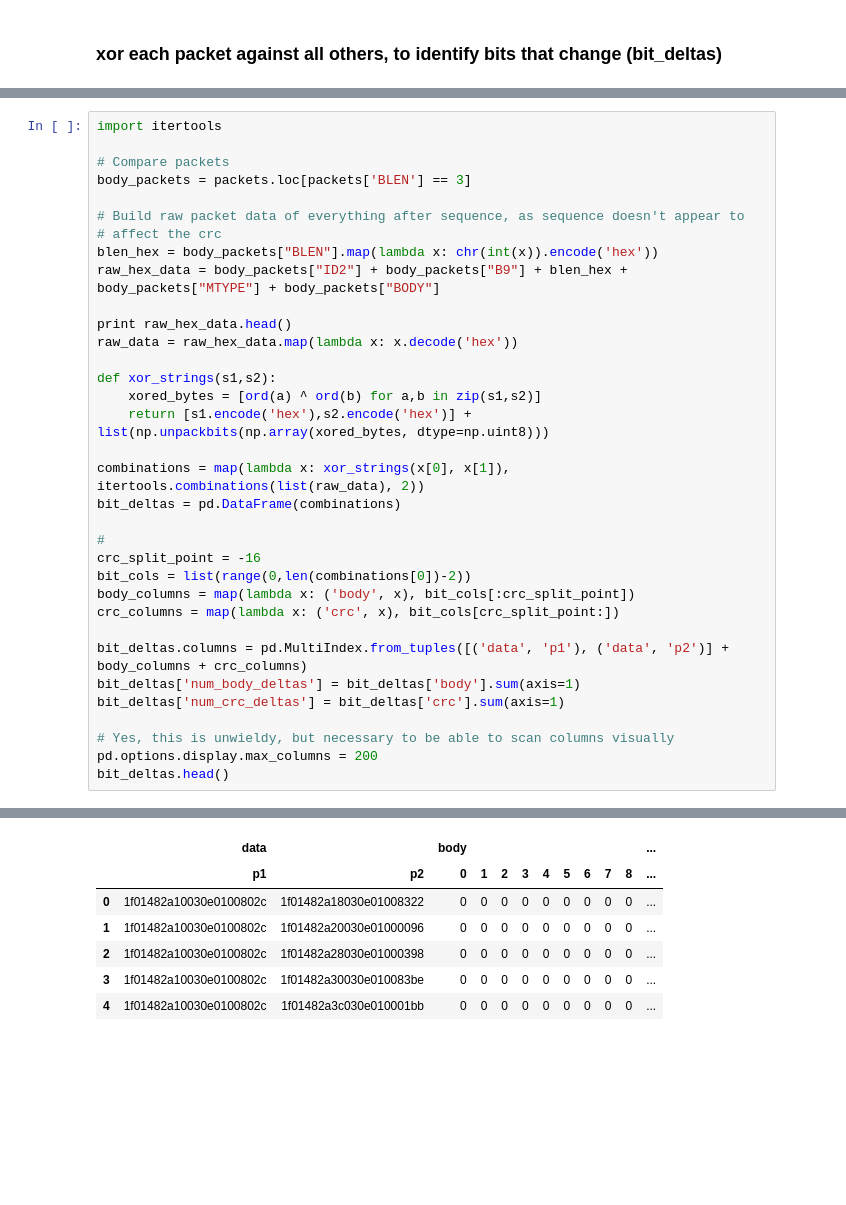
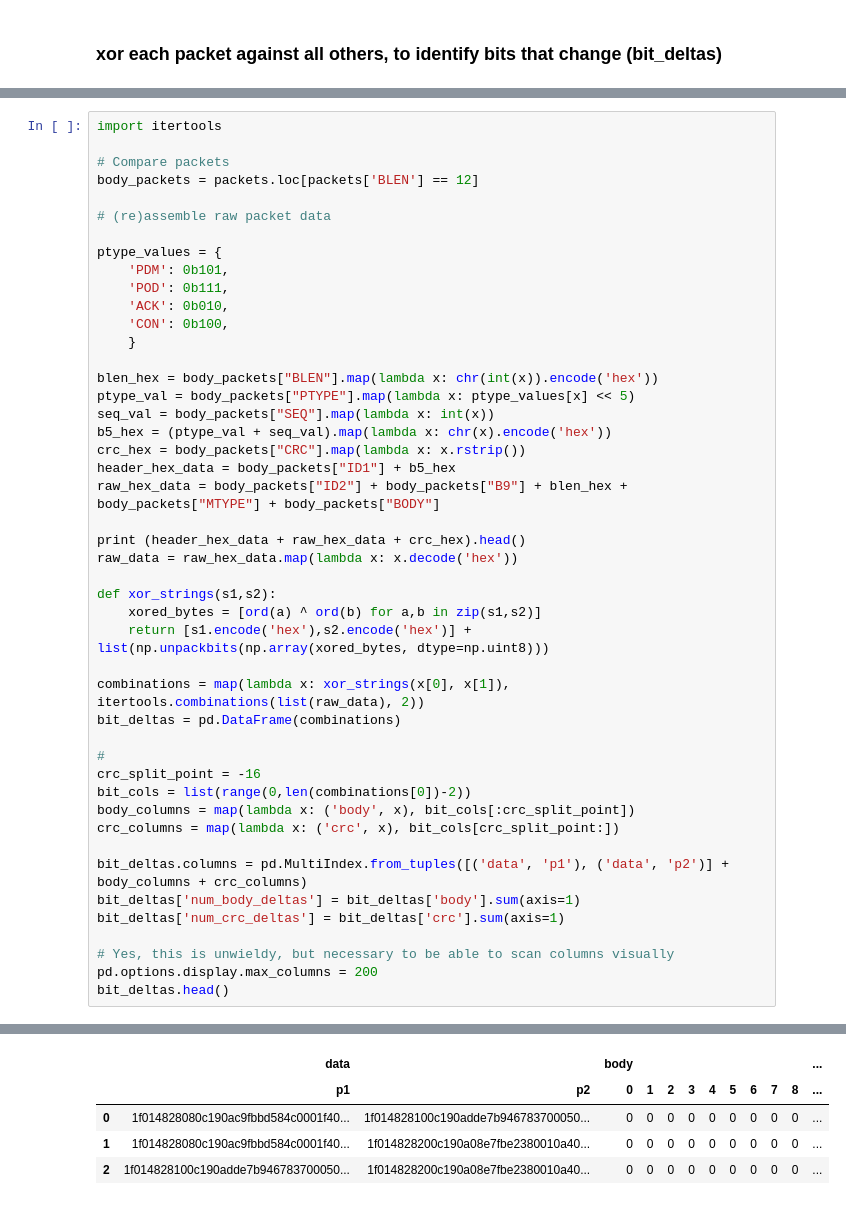
Before and after one commit to sarahspins/openomni, a Jupyter notebook: exploratory/bodycrc.ipynb, the cells around one changed output, grey strips where cells are left out. Saved outputs shown, nothing was run; the diff lists cells and outputs as text; blank space fills up the shorter version.

```diff
--- a/exploratory/bodycrc.ipynb
+++ b/exploratory/bodycrc.ipynb
@@ -85,14 +107,26 @@ Name: BLEN, dtype: int64
 import itertools
 
 # Compare packets
-body_packets = packets.loc[packets['BLEN'] == 3]
+body_packets = packets.loc[packets['BLEN'] == 12]
 
-# Build raw packet data of everything after sequence, as sequence doesn't appear to
-# affect the crc
+# (re)assemble raw packet data
+
+ptype_values = {
+    'PDM': 0b101,
+    'POD': 0b111,
+    'ACK': 0b010,
+    'CON': 0b100,
+    }
+
 blen_hex = body_packets["BLEN"].map(lambda x: chr(int(x)).encode('hex'))
+ptype_val = body_packets["PTYPE"].map(lambda x: ptype_values[x] << 5)
+seq_val = body_packets["SEQ"].map(lambda x: int(x))
+b5_hex = (ptype_val + seq_val).map(lambda x: chr(x).encode('hex'))
+crc_hex = body_packets["CRC"].map(lambda x: x.rstrip())
+header_hex_data = body_packets["ID1"] + b5_hex
 raw_hex_data = body_packets["ID2"] + body_packets["B9"] + blen_hex + body_packets["MTYPE"] + body_packets["BODY"]
 
-print raw_hex_data.head()
+print (header_hex_data + raw_hex_data + crc_hex).head()
 raw_data = raw_hex_data.map(lambda x: x.decode('hex'))
 
 def xor_strings(s1,s2):
@@ -125,11 +157,9 @@ timestamp
 dtype: object
 |  | data |  | body |  |  |  |  |  |  |  |  | ... |
 |  | p1 | p2 | 0 | 1 | 2 | 3 | 4 | 5 | 6 | 7 | 8 | ... |
-| 0 | 1f01482a10030e0100802c | 1f01482a18030e01008322 | 0 | 0 | 0 | 0 | 0 | 0 | 0 | 0 | 0 | ... |
-| 1 | 1f01482a10030e0100802c | 1f01482a20030e01000096 | 0 | 0 | 0 | 0 | 0 | 0 | 0 | 0 | 0 | ... |
-| 2 | 1f01482a10030e0100802c | 1f01482a28030e01000398 | 0 | 0 | 0 | 0 | 0 | 0 | 0 | 0 | 0 | ... |
-| 3 | 1f01482a10030e0100802c | 1f01482a30030e010083be | 0 | 0 | 0 | 0 | 0 | 0 | 0 | 0 | 0 | ... |
-| 4 | 1f01482a10030e0100802c | 1f01482a3c030e010001bb | 0 | 0 | 0 | 0 | 0 | 0 | 0 | 0 | 0 | ... |
+| 0 | 1f014828080c190ac9fbbd584c0001f40... | 1f014828100c190adde7b946783700050... | 0 | 0 | 0 | 0 | 0 | 0 | 0 | 0 | 0 | ... |
+| 1 | 1f014828080c190ac9fbbd584c0001f40... | 1f014828200c190a08e7fbe2380010a40... | 0 | 0 | 0 | 0 | 0 | 0 | 0 | 0 | 0 | ... |
+| 2 | 1f014828100c190adde7b946783700050... | 1f014828200c190a08e7fbe2380010a40... | 0 | 0 | 0 | 0 | 0 | 0 | 0 | 0 | 0 | ... |
 # %%
 # This selects the number of 'collisions', or different frames with same crc.
 # It could be used to identify bits not part of crc
```
Also changed, not shown: parts of 7 cells of this notebook.
